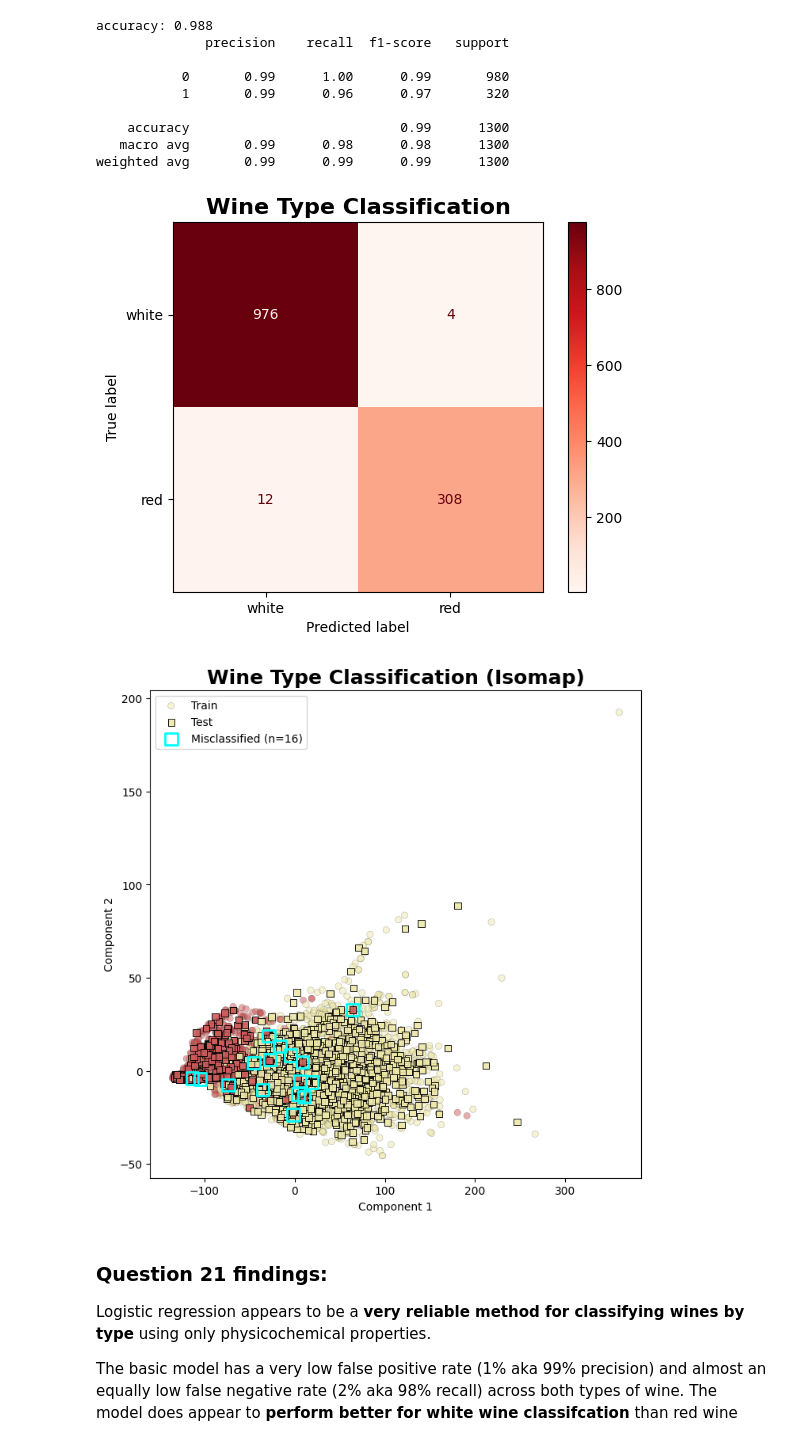
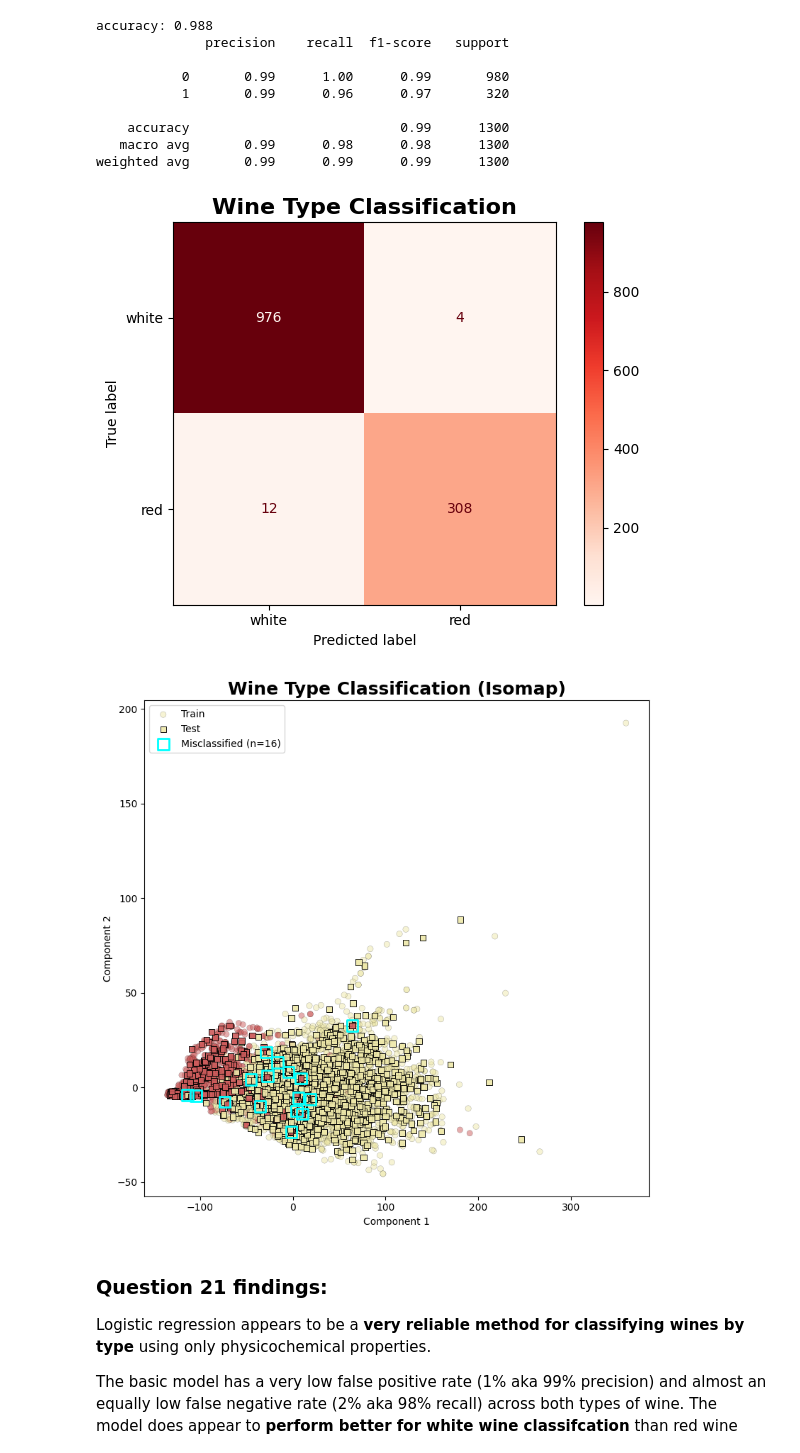
Before and after one commit to bspoerri/DS5010-Final-Project, a Jupyter notebook: final_project.ipynb, the cells around one changed output. Drawn from its saved outputs; the diff is of its cells as text; code cells hidden in the pictures.

```diff
--- a/final_project.ipynb
+++ b/final_project.ipynb
@@ -1359,9 +1363,10 @@ ConfusionMatrixDisplay.from_predictions(y_test, y_pred, display_labels=['white',
 plt.title('Wine Type Classification',
           fontsize=16,
           fontweight='bold')
+plt.tight_layout()
 plt.savefig('Images/lr_confusion.png', dpi= 125)
 # %% [output]
-[figure, old version]
+[figure, new version]
 # %%
 # create isomap to show feature distances in low dimensional space
 # reduce dimensions from 11 to 2 using isomap (preserves geodesic distances)
@@ -1384,34 +1389,35 @@ plt.scatter(X_train_projected[:, 0], X_train_projected[:, 1],
             cmap=ListedColormap(['palegoldenrod', 'indianred']),
             label='Train')
 
 # test points stand out from training data
 plt.scatter(X_test_projected[:, 0], X_test_projected[:, 1],
             c=y_test,  # colored by true label
             edgecolor='black',
             linewidth=0.7,
             alpha=0.9,  # high opacity
             marker='s',  # squares to distinguish from train
             cmap=ListedColormap(['palegoldenrod', 'indianred']),
             label='Test')
 
 # overlay cyan outline on misclassified points
 plt.scatter(X_test_projected[wrong_idx, 0], X_test_projected[wrong_idx, 1],
             c='none',  # transparent fill shows true class color beneath
             edgecolor='cyan',
             linewidth=2,
             s=125,  # larger marker for visibility
             marker='s',
             label=f'Misclassified (n={len(wrong_idx)})')
 
 plt.legend()
 plt.title('Wine Type Classification (Isomap)',
           fontsize=18,
           fontweight='bold')
 plt.xlabel('Component 1')
 plt.ylabel('Component 2')
+plt.tight_layout()
 plt.savefig('Images/lr_iso.png', dpi= 125)
 # %% [output]
-[figure, old version]
+[figure, new version]
 # %% [markdown]
 ### **Question 21 findings:**
 
```
Also changed, not shown: parts of 12 cells of this notebook, 8 other files.
